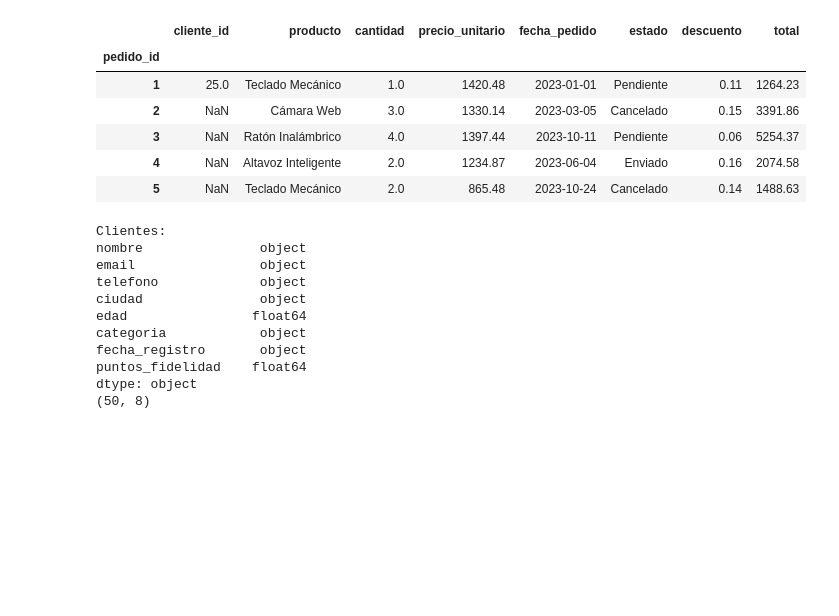
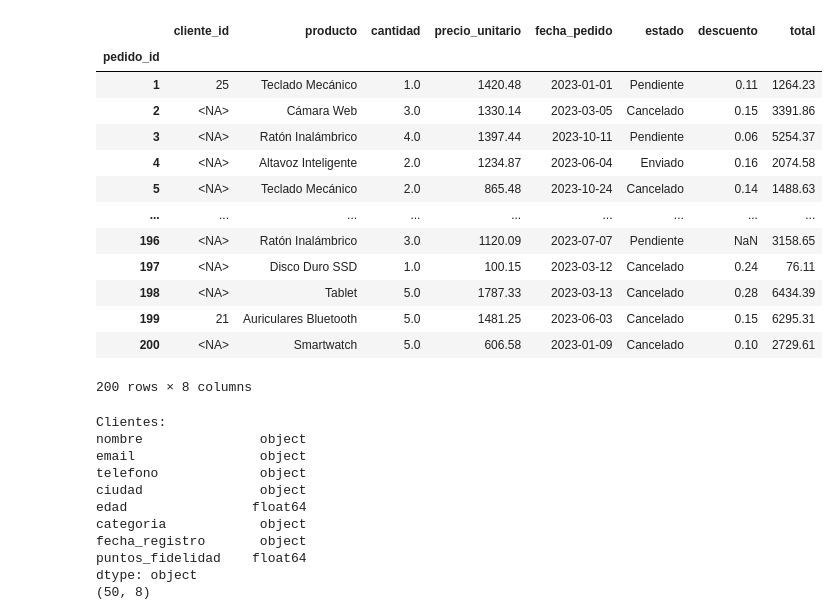
Before and after one commit to carlosgg0/practicas-isid, a Jupyter notebook: p9-dataframes/p9-notebook.ipynb, the cells around one changed output. Cells and saved outputs as stored; diff of their text form; code cells hidden in the pictures; blank space fills up the shorter version.

```diff
--- a/p9-dataframes/p9-notebook.ipynb
+++ b/p9-dataframes/p9-notebook.ipynb
@@ -18,15 +18,23 @@ df_clientes.head(5)
 | 4 | Ana Pérez | cliente4@email.com | 699-532-448 | Bilbao | 27.0 | Premium | 2021-11-20 | 837.0 |
 | 5 | Carlos Hernández | cliente5@email.com | 622-467-967 | Zaragoza | 56.0 | Standard | 2020-03-29 | 3763.0 |
 # %%
-df_pedidos.head(5)
+df_pedidos["cliente_id"] = df_pedidos["cliente_id"].apply(lambda x: int(x) if not pd.isna(x) else pd.NA)
+df_pedidos
 # %% [output]
 |  | cliente_id | producto | cantidad | precio_unitario | fecha_pedido | estado | descuento | total |
 | pedido_id |  |  |  |  |  |  |  |  |
-| 1 | 25.0 | Teclado Mecánico | 1.0 | 1420.48 | 2023-01-01 | Pendiente | 0.11 | 1264.23 |
-| 2 | NaN | Cámara Web | 3.0 | 1330.14 | 2023-03-05 | Cancelado | 0.15 | 3391.86 |
-| 3 | NaN | Ratón Inalámbrico | 4.0 | 1397.44 | 2023-10-11 | Pendiente | 0.06 | 5254.37 |
-| 4 | NaN | Altavoz Inteligente | 2.0 | 1234.87 | 2023-06-04 | Enviado | 0.16 | 2074.58 |
-| 5 | NaN | Teclado Mecánico | 2.0 | 865.48 | 2023-10-24 | Cancelado | 0.14 | 1488.63 |
+| 1 | 25 | Teclado Mecánico | 1.0 | 1420.48 | 2023-01-01 | Pendiente | 0.11 | 1264.23 |
+| 2 | <NA> | Cámara Web | 3.0 | 1330.14 | 2023-03-05 | Cancelado | 0.15 | 3391.86 |
+| 3 | <NA> | Ratón Inalámbrico | 4.0 | 1397.44 | 2023-10-11 | Pendiente | 0.06 | 5254.37 |
+| 4 | <NA> | Altavoz Inteligente | 2.0 | 1234.87 | 2023-06-04 | Enviado | 0.16 | 2074.58 |
+| 5 | <NA> | Teclado Mecánico | 2.0 | 865.48 | 2023-10-24 | Cancelado | 0.14 | 1488.63 |
+| ... | ... | ... | ... | ... | ... | ... | ... | ... |
+| 196 | <NA> | Ratón Inalámbrico | 3.0 | 1120.09 | 2023-07-07 | Pendiente | NaN | 3158.65 |
+| 197 | <NA> | Disco Duro SSD | 1.0 | 100.15 | 2023-03-12 | Cancelado | 0.24 | 76.11 |
+| 198 | <NA> | Tablet | 5.0 | 1787.33 | 2023-03-13 | Cancelado | 0.28 | 6434.39 |
+| 199 | 21 | Auriculares Bluetooth | 5.0 | 1481.25 | 2023-06-03 | Cancelado | 0.15 | 6295.31 |
+| 200 | <NA> | Smartwatch | 5.0 | 606.58 | 2023-01-09 | Cancelado | 0.10 | 2729.61 |
+200 rows × 8 columns
 # %%
 print("Clientes:", df_clientes.dtypes, df_clientes.shape, sep = "\n")
 print("Pedidos:", df_pedidos.dtypes, df_pedidos.shape, sep = "\n")
```
Also changed, not shown: parts of 8 cells of this notebook.
